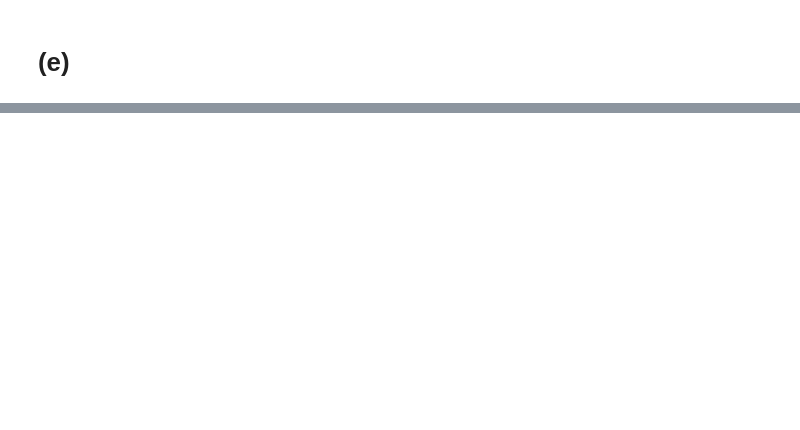
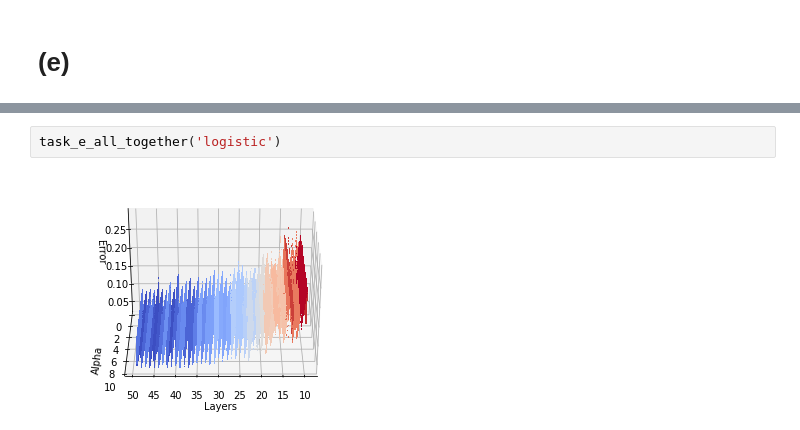
Before and after one commit to UC-MACSS/persp-model_W18, a Jupyter notebook: Students/AmosT/PS8/PS8_TAMOS.ipynb, the cells around one changed output, grey strips where cells are left out. Drawn from its saved outputs; the diff is of its cells as text; blank space fills up the shorter version.

```diff
--- a/Students/AmosT/PS8/PS8_TAMOS.ipynb
+++ b/Students/AmosT/PS8/PS8_TAMOS.ipynb
@@ -337,0 +328,4 @@ TypeError: Cannot cast array data from dtype('float64') to dtype('<U32') accordi
+# %%
+task_e_all_together('logistic')
+# %% [output]
+[figure, added]
```
Also changed, not shown: parts of 12 cells of this notebook.
